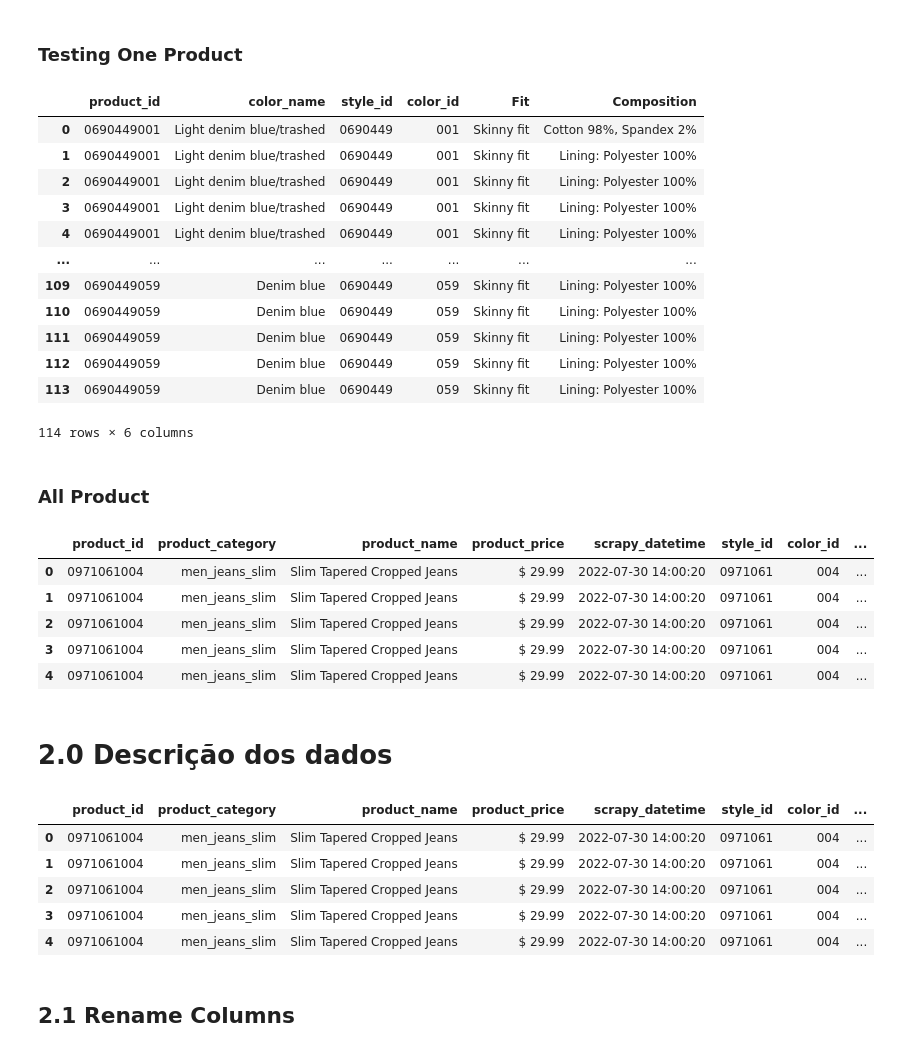
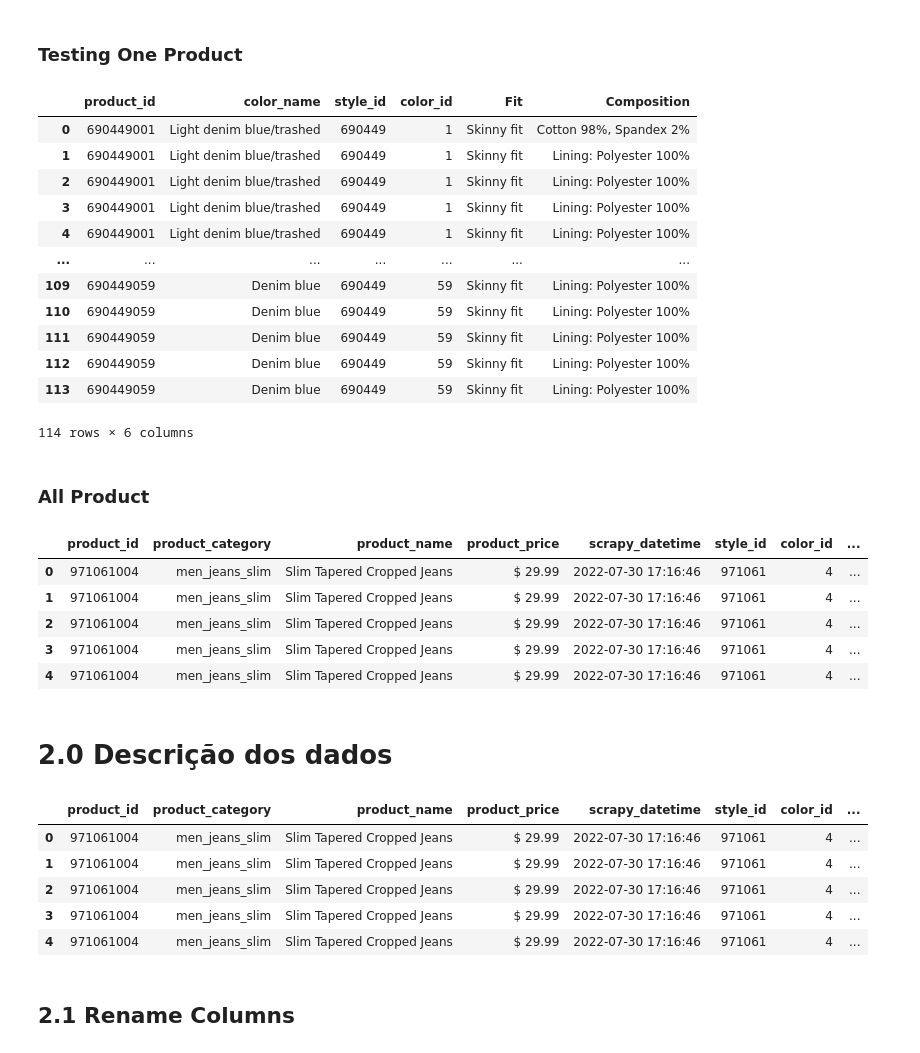
Before and after one commit to SamuelOliveirads/webscraping_jeans, a Jupyter notebook: m02_Webscraping_Jeans.ipynb, the cells around one changed output. Saved outputs shown, nothing was run; the diff lists cells and outputs as text; code cells hidden in the pictures.

Commit message:
end of data cleaning and adding dataset into database

```diff
--- a/m02_Webscraping_Jeans.ipynb
+++ b/m02_Webscraping_Jeans.ipynb
@@ -175,18 +179,19 @@ data_sku = pd.merge(df_color, df_composition[['style_id', 'Fit', 'Composition']]
 # %%
+data_sku = pd.read_csv('F:/SamuelOliveiraAlvesd/Desktop/Data_Science/Projetos/Ds_ao_Dev/webscraping_jeans/dataset/scraping_jeans_sample.csv', low_memory=False)
 data_sku
 # %% [output]
 |  | product_id | color_name | style_id | color_id | Fit | Composition |
-| 0 | 0690449001 | Light denim blue/trashed | 0690449 | 001 | Skinny fit | Cotton 98%, Spandex 2% |
-| 1 | 0690449001 | Light denim blue/trashed | 0690449 | 001 | Skinny fit | Lining: Polyester 100% |
-| 2 | 0690449001 | Light denim blue/trashed | 0690449 | 001 | Skinny fit | Lining: Polyester 100% |
-| 3 | 0690449001 | Light denim blue/trashed | 0690449 | 001 | Skinny fit | Lining: Polyester 100% |
-| 4 | 0690449001 | Light denim blue/trashed | 0690449 | 001 | Skinny fit | Lining: Polyester 100% |
+| 0 | 690449001 | Light denim blue/trashed | 690449 | 1 | Skinny fit | Cotton 98%, Spandex 2% |
+| 1 | 690449001 | Light denim blue/trashed | 690449 | 1 | Skinny fit | Lining: Polyester 100% |
+| 2 | 690449001 | Light denim blue/trashed | 690449 | 1 | Skinny fit | Lining: Polyester 100% |
+| 3 | 690449001 | Light denim blue/trashed | 690449 | 1 | Skinny fit | Lining: Polyester 100% |
+| 4 | 690449001 | Light denim blue/trashed | 690449 | 1 | Skinny fit | Lining: Polyester 100% |
 | ... | ... | ... | ... | ... | ... | ... |
-| 109 | 0690449059 | Denim blue | 0690449 | 059 | Skinny fit | Lining: Polyester 100% |
-| 110 | 0690449059 | Denim blue | 0690449 | 059 | Skinny fit | Lining: Polyester 100% |
-| 111 | 0690449059 | Denim blue | 0690449 | 059 | Skinny fit | Lining: Polyester 100% |
-| 112 | 0690449059 | Denim blue | 0690449 | 059 | Skinny fit | Lining: Polyester 100% |
-| 113 | 0690449059 | Denim blue | 0690449 | 059 | Skinny fit | Lining: Polyester 100% |
+| 109 | 690449059 | Denim blue | 690449 | 59 | Skinny fit | Lining: Polyester 100% |
+| 110 | 690449059 | Denim blue | 690449 | 59 | Skinny fit | Lining: Polyester 100% |
+| 111 | 690449059 | Denim blue | 690449 | 59 | Skinny fit | Lining: Polyester 100% |
+| 112 | 690449059 | Denim blue | 690449 | 59 | Skinny fit | Lining: Polyester 100% |
+| 113 | 690449059 | Denim blue | 690449 | 59 | Skinny fit | Lining: Polyester 100% |
 114 rows × 6 columns
 # %% [markdown]
 ### All Product
@@ -262,12 +269,13 @@ data_raw = pd.merge(data, df_details[['style_id', 'Fit', 'Composition', 'Size',
 # %%
+data_raw = pd.read_csv('F:/SamuelOliveiraAlvesd/Desktop/Data_Science/Projetos/Ds_ao_Dev/webscraping_jeans/dataset/scraping_jeans_raw.csv', low_memory=False)
 data_raw.head()
 # %% [output]
 |  | product_id | product_category | product_name | product_price | scrapy_datetime | style_id | color_id | ... |
-| 0 | 0971061004 | men_jeans_slim | Slim Tapered Cropped Jeans | $ 29.99 | 2022-07-30 14:00:20 | 0971061 | 004 | ... |
-| 1 | 0971061004 | men_jeans_slim | Slim Tapered Cropped Jeans | $ 29.99 | 2022-07-30 14:00:20 | 0971061 | 004 | ... |
-| 2 | 0971061004 | men_jeans_slim | Slim Tapered Cropped Jeans | $ 29.99 | 2022-07-30 14:00:20 | 0971061 | 004 | ... |
-| 3 | 0971061004 | men_jeans_slim | Slim Tapered Cropped Jeans | $ 29.99 | 2022-07-30 14:00:20 | 0971061 | 004 | ... |
-| 4 | 0971061004 | men_jeans_slim | Slim Tapered Cropped Jeans | $ 29.99 | 2022-07-30 14:00:20 | 0971061 | 004 | ... |
+| 0 | 971061004 | men_jeans_slim | Slim Tapered Cropped Jeans | $ 29.99 | 2022-07-30 17:16:46 | 971061 | 4 | ... |
+| 1 | 971061004 | men_jeans_slim | Slim Tapered Cropped Jeans | $ 29.99 | 2022-07-30 17:16:46 | 971061 | 4 | ... |
+| 2 | 971061004 | men_jeans_slim | Slim Tapered Cropped Jeans | $ 29.99 | 2022-07-30 17:16:46 | 971061 | 4 | ... |
+| 3 | 971061004 | men_jeans_slim | Slim Tapered Cropped Jeans | $ 29.99 | 2022-07-30 17:16:46 | 971061 | 4 | ... |
+| 4 | 971061004 | men_jeans_slim | Slim Tapered Cropped Jeans | $ 29.99 | 2022-07-30 17:16:46 | 971061 | 4 | ... |
 # %% [markdown]
 # 2.0 Descrição dos dados
 # %%
@@ -276,11 +284,11 @@ data1 = data_raw.copy()
 data1.head()
 # %% [output]
 |  | product_id | product_category | product_name | product_price | scrapy_datetime | style_id | color_id | ... |
-| 0 | 0971061004 | men_jeans_slim | Slim Tapered Cropped Jeans | $ 29.99 | 2022-07-30 14:00:20 | 0971061 | 004 | ... |
-| 1 | 0971061004 | men_jeans_slim | Slim Tapered Cropped Jeans | $ 29.99 | 2022-07-30 14:00:20 | 0971061 | 004 | ... |
-| 2 | 0971061004 | men_jeans_slim | Slim Tapered Cropped Jeans | $ 29.99 | 2022-07-30 14:00:20 | 0971061 | 004 | ... |
-| 3 | 0971061004 | men_jeans_slim | Slim Tapered Cropped Jeans | $ 29.99 | 2022-07-30 14:00:20 | 0971061 | 004 | ... |
-| 4 | 0971061004 | men_jeans_slim | Slim Tapered Cropped Jeans | $ 29.99 | 2022-07-30 14:00:20 | 0971061 | 004 | ... |
+| 0 | 971061004 | men_jeans_slim | Slim Tapered Cropped Jeans | $ 29.99 | 2022-07-30 17:16:46 | 971061 | 4 | ... |
+| 1 | 971061004 | men_jeans_slim | Slim Tapered Cropped Jeans | $ 29.99 | 2022-07-30 17:16:46 | 971061 | 4 | ... |
+| 2 | 971061004 | men_jeans_slim | Slim Tapered Cropped Jeans | $ 29.99 | 2022-07-30 17:16:46 | 971061 | 4 | ... |
+| 3 | 971061004 | men_jeans_slim | Slim Tapered Cropped Jeans | $ 29.99 | 2022-07-30 17:16:46 | 971061 | 4 | ... |
+| 4 | 971061004 | men_jeans_slim | Slim Tapered Cropped Jeans | $ 29.99 | 2022-07-30 17:16:46 | 971061 | 4 | ... |
 # %% [markdown]
 ## 2.1 Rename Columns
 # %%
```
Also changed, not shown: parts of 26 cells of this notebook, 4 other files.
